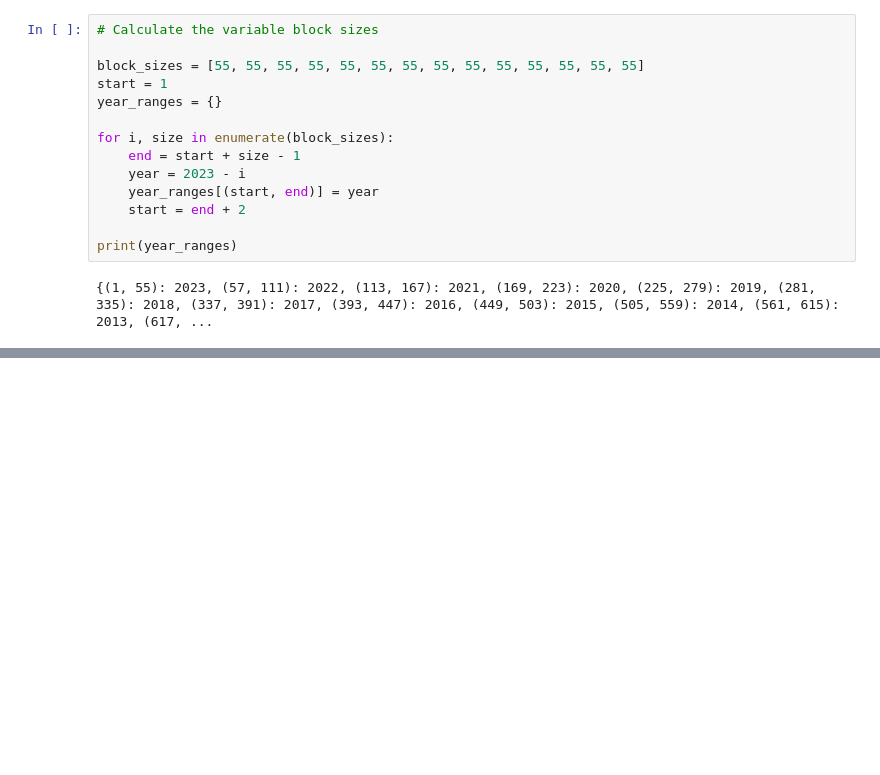
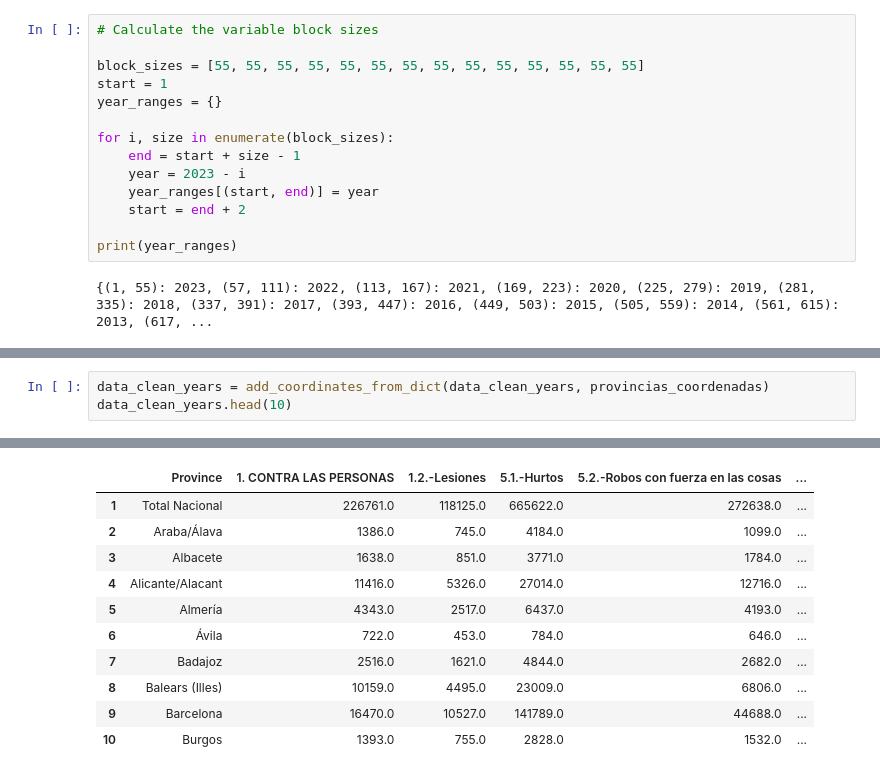
Before and after one commit to LuisHRF/Home-Insurance-Study-Project, a Jupyter notebook: main.ipynb, the cells around one changed output, grey strips where cells are left out. Cells and saved outputs as stored; diff of their text form; blank space fills up the shorter version.

```diff
--- a/main.ipynb
+++ b/main.ipynb
@@ -109,0 +131,4 @@ data_clean_years.tail(10)
+# %%
+data_clean_years = add_coordinates_from_dict(data_clean_years, provincias_coordenadas)
+data_clean_years.head(10)
+# %% [output]
@@ -109,0 +152,11 @@ data_clean_years.tail(10)
+|  | Province | 1. CONTRA LAS PERSONAS | 1.2.-Lesiones | 5.1.-Hurtos | 5.2.-Robos con fuerza en las cosas | ... |
+| 1 | Total Nacional | 226761.0 | 118125.0 | 665622.0 | 272638.0 | ... |
+| 2 | Araba/Álava | 1386.0 | 745.0 | 4184.0 | 1099.0 | ... |
+| 3 | Albacete | 1638.0 | 851.0 | 3771.0 | 1784.0 | ... |
+| 4 | Alicante/Alacant | 11416.0 | 5326.0 | 27014.0 | 12716.0 | ... |
+| 5 | Almería | 4343.0 | 2517.0 | 6437.0 | 4193.0 | ... |
+| 6 | Ávila | 722.0 | 453.0 | 784.0 | 646.0 | ... |
+| 7 | Badajoz | 2516.0 | 1621.0 | 4844.0 | 2682.0 | ... |
+| 8 | Balears (Illes) | 10159.0 | 4495.0 | 23009.0 | 6806.0 | ... |
+| 9 | Barcelona | 16470.0 | 10527.0 | 141789.0 | 44688.0 | ... |
+| 10 | Burgos | 1393.0 | 755.0 | 2828.0 | 1532.0 | ... |
```
Also changed, not shown: parts of 2 cells of this notebook, 2 other files.
